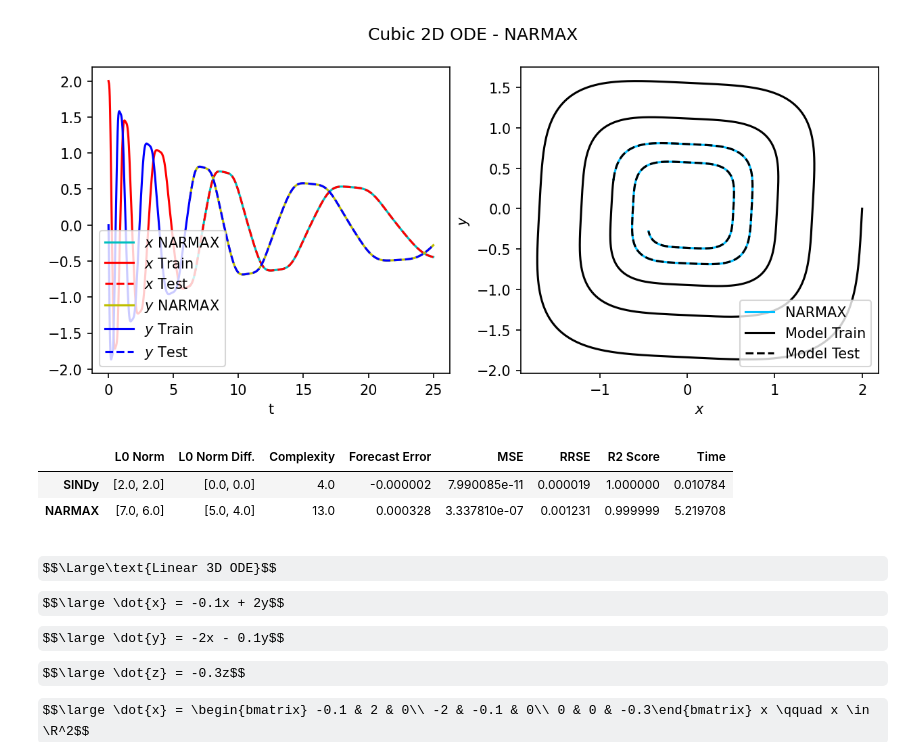
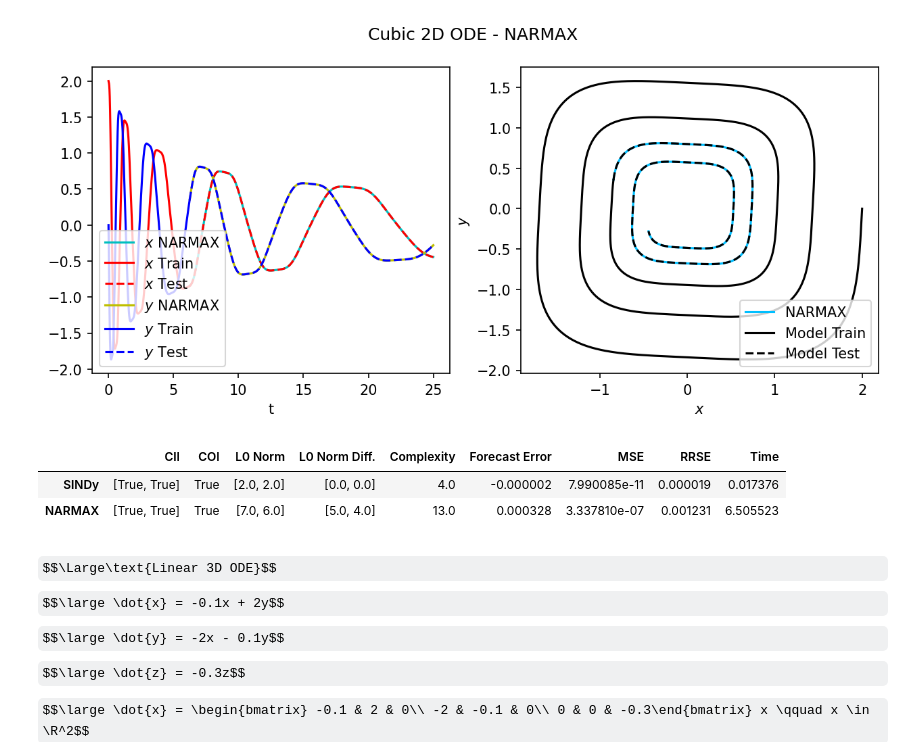
Before and after one commit to DavidContrerasFranco/Data-Driven-Dynamics-Understanding, a Jupyter notebook: Notebooks/ode_systems.ipynb, the cells around one changed output. Saved outputs shown, nothing was run; the diff lists cells and outputs as text; code cells hidden in the pictures; some formulas as TeX source.

```diff
--- a/Notebooks/ode_systems.ipynb
+++ b/Notebooks/ode_systems.ipynb
@@ -147,6 +149,7 @@ $$\large\begin{split}\frac{d}{dt}\begin{bmatrix}x \\ y\end{bmatrix} = \begin{bma
 def f(x, t):
     return [-0.1 * x[0]**3 + 2 * x[1]**3,
             -2 * x[0]**3 - 0.1 * x[1]**3]
+sol_terms = [['x^3', 'y^3'], ['x^3', 'y^3']]
 
 t = np.arange(0, 25, 0.001)
 x = odeint(f, [2, 0], t)
@@ -244,11 +247,11 @@ print(end='')
 [figure]
 # %%
 # Metrics DataFrame
-get_metrics_df(x_test, [2, 2], sindy_model, narmax_model, sindy_sim, narmax_sim, sindy_time, narmax_time)
+get_metrics_df(x_test, sol_terms, sindy_model, narmax_model, sindy_sim, narmax_sim, sindy_time, narmax_time)
 # %% [output]
-|  | L0 Norm | L0 Norm Diff. | Complexity | Forecast Error | MSE | RRSE | R2 Score | Time |
-| SINDy | [2.0, 2.0] | [0.0, 0.0] | 4.0 | -0.000002 | 7.990085e-11 | 0.000019 | 1.000000 | 0.010784 |
-| NARMAX | [7.0, 6.0] | [5.0, 4.0] | 13.0 | 0.000328 | 3.337810e-07 | 0.001231 | 0.999999 | 5.219708 |
+|  | CII | COI | L0 Norm | L0 Norm Diff. | Complexity | Forecast Error | MSE | RRSE | Time |
+| SINDy | [True, True] | True | [2.0, 2.0] | [0.0, 0.0] | 4.0 | -0.000002 | 7.990085e-11 | 0.000019 | 0.017376 |
+| NARMAX | [True, True] | True | [7.0, 6.0] | [5.0, 4.0] | 13.0 | 0.000328 | 3.337810e-07 | 0.001231 | 6.505523 |
 # %% [markdown]
 $$\Large\text{Linear 3D ODE}$$
 $$\large \dot{x} = -0.1x + 2y$$
```
Also changed, not shown: parts of 8 cells of this notebook, 3 other files.
